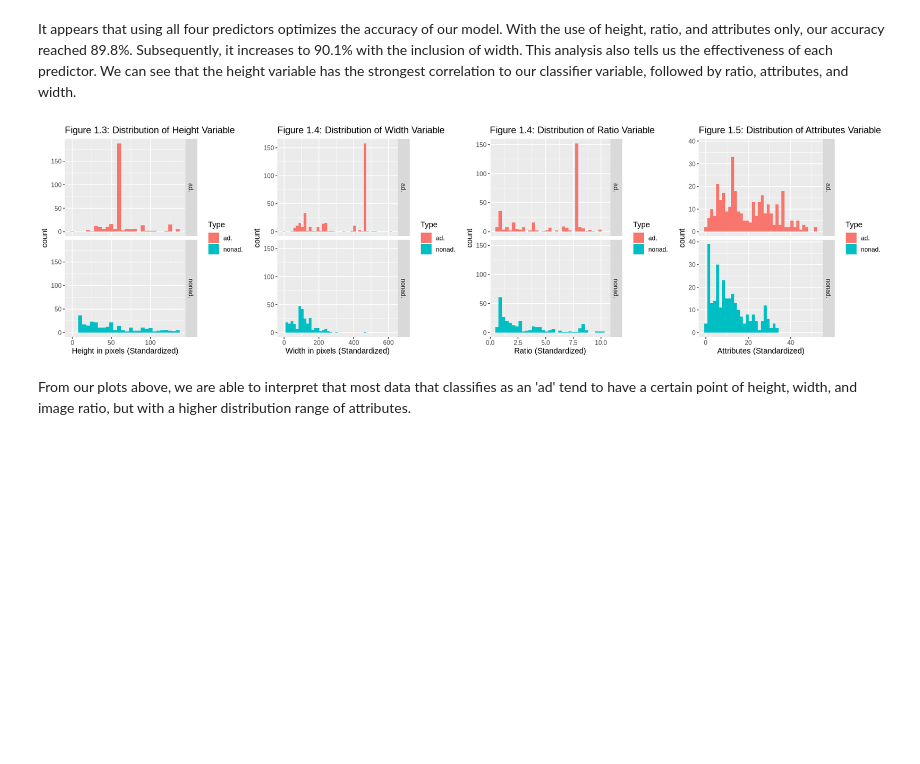
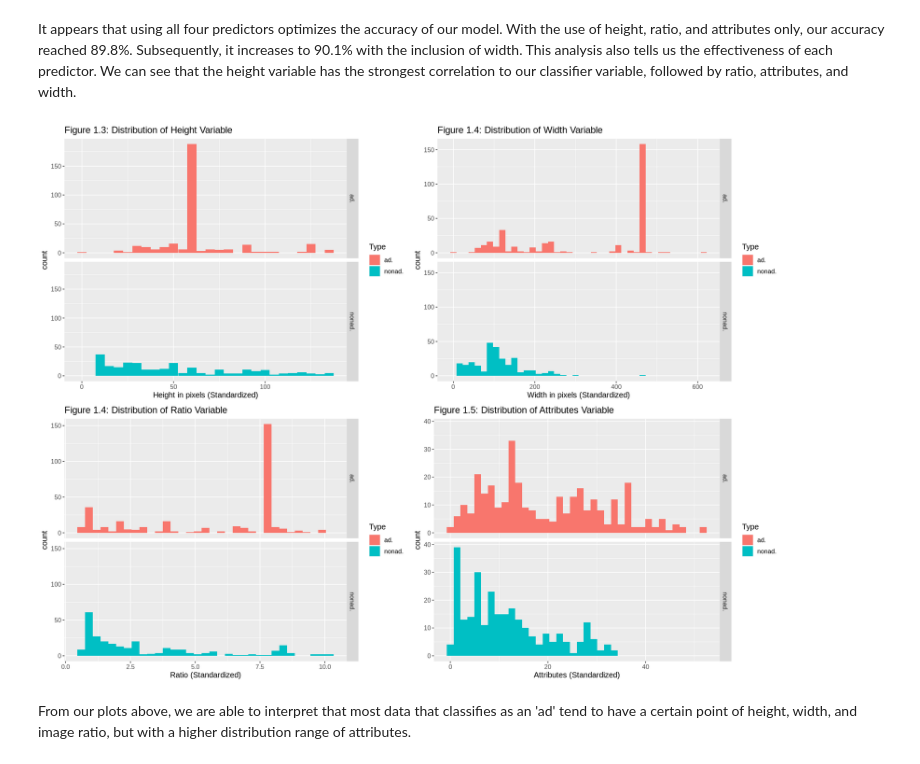
Before and after one commit to msamanthaf/Ad_Classification_DSCI, a Jupyter notebook: Final_Project_Ad_Classification.ipynb, the cells around one changed output. Saved outputs shown, nothing was run; the diff lists cells and outputs as text; code cells hidden in the pictures; blank space fills up the shorter version.

```diff
--- a/Final_Project_Ad_Classification.ipynb
+++ b/Final_Project_Ad_Classification.ipynb
@@ -368,7 +369,7 @@ for (i in 1:n_total) {
 It appears that using all four predictors optimizes the accuracy of our model. With the use of height, ratio, and attributes only, our accuracy reached 89.8%. Subsequently, it increases to 90.1% with the inclusion of width. This analysis also tells us the effectiveness of each predictor. We can see that the height variable has the strongest correlation to our classifier variable, followed by ratio, attributes, and width.
 # %%
 # Set plot sizes
-options(repr.plot.width = 18, repr.plot.height = 5)
+options(repr.plot.width = 16, repr.plot.height = 12)
 
 # Make histogram of height variable, splitting based on type
 height_hist <- ggplot(ad_train, aes(x = Height, fill = Type)) +
@@ -377,35 +378,35 @@ height_hist <- ggplot(ad_train, aes(x = Height, fill = Type)) +
                labs(x = "Height in pixels (Standardized)") +
                ggtitle("Figure 1.3: Distribution of Height Variable") +
                theme(text = element_text(size = 12))
 
 # Make histogram of width variable, splitting based on type
 width_hist <- ggplot(ad_train, aes(x = Width, fill = Type)) +
               geom_histogram(binwidth = 15) +
               facet_grid(rows = vars(Type)) +
               labs(x = "Width in pixels (Standardized)") +
               ggtitle("Figure 1.4: Distribution of Width Variable") +
               theme(text = element_text(size = 12))
 
 # Make histogram of ratio variable, splitting based on type
 ratio_hist <- ggplot(ad_train, aes(x = Ratio, fill = Type)) +
               geom_histogram(binwidth = .3) +
               facet_grid(rows = vars(Type)) +
               labs(x = "Ratio (Standardized)") +
               ggtitle("Figure 1.4: Distribution of Ratio Variable") +
               theme(text = element_text(size = 12))
 
 # Make histogram of attributes variable, splitting based on type
 attri_hist <- ggplot(ad_train, aes(x = Attributes, fill = Type)) +
               geom_histogram(binwidth = 1.4) +
               facet_grid(rows = vars(Type)) +
               labs(x = "Attributes (Standardized)") +
               ggtitle("Figure 1.5: Distribution of Attributes Variable") +
               theme(text = element_text(size = 12))
 
 # Plot all figures next to each other
-plot_grid(height_hist, width_hist, ratio_hist, attri_hist, ncol = 4)
+plot_grid(height_hist, width_hist, ratio_hist, attri_hist, ncol = 2)
 # %% [output]
-[figure, old version]
+[figure, new version]
 # %% [markdown]
 From our plots above, we are able to interpret that most data that classifies as an 'ad' tend to have a certain point of height, width, and image ratio, but with a higher distribution range of attributes.
 # %% [markdown]
```
Also changed, not shown: parts of 5 cells of this notebook.
